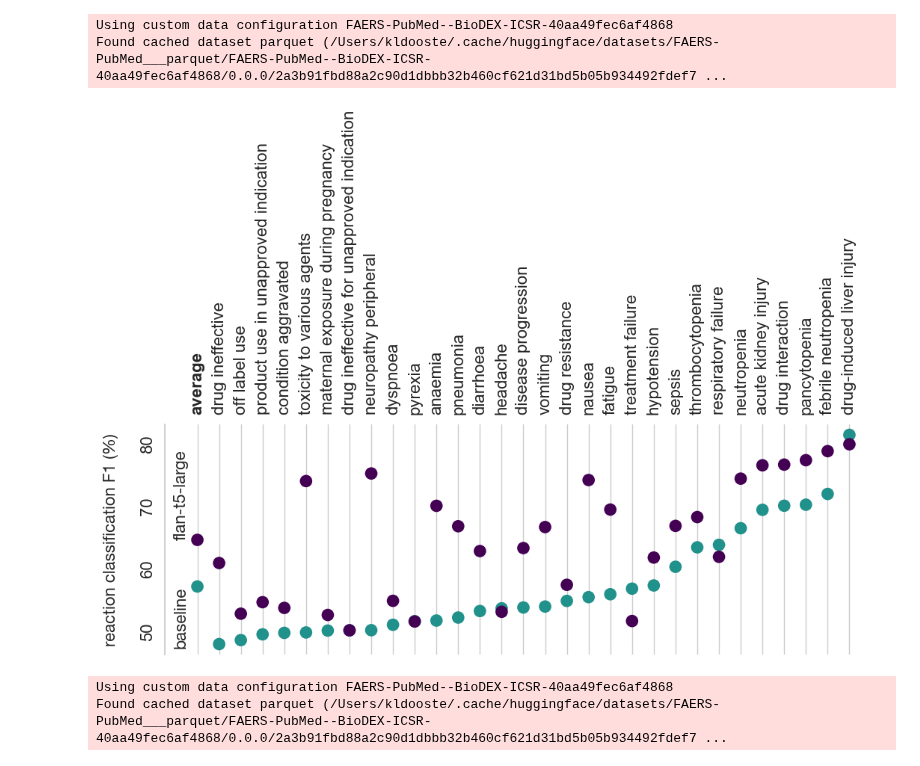
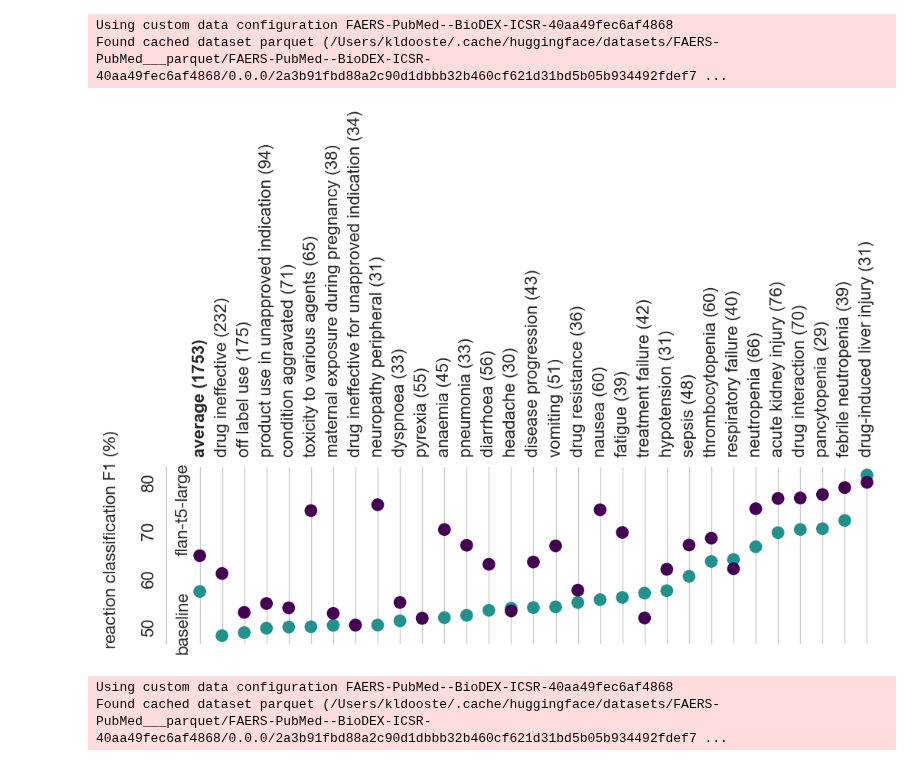
Before and after one commit to KarelDO/BioDEX, a Jupyter notebook: tasks/icsr_extraction/seriousness_metrics.ipynb, the cells around one changed output. Cells and saved outputs as stored; diff of their text form; code cells hidden in the pictures.

Commit message:
add supports to plot

```diff
--- a/tasks/icsr_extraction/seriousness_metrics.ipynb
+++ b/tasks/icsr_extraction/seriousness_metrics.ipynb
@@ -158,12 +158,14 @@ gold_reactions = [r for i in gold_icsr for r in i.reactions]
 gold_reactions = Counter(gold_reactions)
 
 gold_reactions = sorted(gold_reactions.items(), key=lambda x: x[1], reverse=True)[:cutoff]
+gold_reactions_counts = [r[1] for r in gold_reactions]
 gold_reactions = [r[0] for r in gold_reactions]
 
 gold_drugs = [r for i in gold_icsr for r in i.drugs]
 gold_drugs = Counter(gold_drugs)
 
 gold_drugs = sorted(gold_drugs.items(), key=lambda x: x[1], reverse=True)[:cutoff]
+gold_drugs_counts = [r[1] for r in gold_drugs]
 gold_drugs = [r[0] for r in gold_drugs]
 # %%
 import seaborn as sns
@@ -175,10 +177,13 @@ sns.set_theme(style="whitegrid")
 
 # targets = sorted(['tuberculosis', 'pneumonia', 'covid-19', 'cardiac arrest', 'palpitations', 'ischaemic stroke', 'drug ineffective', 'hypersensitivity vasculitis', 'diffuse large b-cell lymphoma'])
 targets = gold_reactions
+counts = gold_reactions_counts
 scores = [get_scores(t) for t in targets]
 pred_scores = [s[0] for s in scores]
 baseline_scores = [s[1] for s in scores]
 
+# targets = [f'({c}) {t}' for t,c in zip(targets, counts)]
+targets = [f'{t} ({c})' for t,c in zip(targets, counts)]
 
 
 # Combine the data into a pandas DataFrame
@@ -188,13 +193,13 @@ data = data.sort_values(by=['model', 'scores'], ascending=True )
 
 # add average score
 mean1 = data[data['model'] == 'baseline']['scores'].mean()
-newline1 = pd.DataFrame({'model':'baseline', 'scores':mean1, 'targets':'average'}, index=[0])
+newline1 = pd.DataFrame({'model':'baseline', 'scores':mean1, 'targets':f'average ({sum(counts)})'}, index=[0])
 mean2 = data[data['model'] == 'flan-t5-large']['scores'].mean()
-newline2 = pd.DataFrame({'model':'flan-t5-large', 'scores':mean2, 'targets':'average'}, index=[0])
+newline2 = pd.DataFrame({'model':'flan-t5-large', 'scores':mean2, 'targets':f'average ({sum(counts)})'}, index=[0])
 data = pd.concat([newline1, newline2, data.loc[:], ]).reset_index(drop=True)
 
 
-fig, ax = plt.subplots(figsize=(12, 4))
+fig, ax = plt.subplots(figsize=(12, 3))
 
 # Get viridis color cycle
 cmap = plt.get_cmap('viridis')
@@ -242,7 +247,8 @@ plt.tick_params(axis='x', labelbottom=False, labeltop=True, rotation=90)
 
 # Add labels and title
 plt.xlabel("")
-ax.set_ylabel("reaction classification F1 (%)\n", fontfamily='Helvetica Neue', fontsize=fontsize)
+ylabel = ax.set_ylabel("       reaction classification F1 (%)\n", fontfamily='Helvetica Neue', fontsize=fontsize)
+ylabel.set_verticalalignment('bottom')
 
 # Control font and font style for the axis tick labels
 ax.tick_params(axis='both', which='major', labelsize=fontsize)
@@ -274,34 +280,34 @@ ax.get_legend().remove()
 
 # for index, tick in enumerate(ax.xaxis.get_major_ticks()):
 #       if index == 0:
 #             tick.set_fontweight('bold')
 #     #   tick.label1.set_fontsize(fontsize)
 
 # Get the x-axis tick labels
 tick_labels = plt.gca().get_xticklabels()
 
 # Set the font weight for the first tick label
 tick_labels[0].set_weight('bold')
 
 
 # add space between bar and y=axis
 left, right = plt.xlim()
 plt.xlim((left-1, right))
 plt.savefig('../../analysis/plots/reaction_classification.png', dpi=300, bbox_inches='tight')
 plt.show()
 
 
 from PIL import Image
 # Open the PNG file
 img = Image.open("../../analysis/plots/reaction_classification.png")
 
 # Rotate the image by 90 degrees
 img = img.rotate(270, expand=True)
 
 # Overwrite the original file
 img.save("../../analysis/plots/reaction_classification.png")
 # %% [output]
-[figure, old version]
+[figure, new version]
 # %%
 # get occurance data for reactions using the training set?
 dataset = load_dataset(dataset_name)
```
Also changed, not shown: parts of 1 cell of this notebook, 2 other files.
